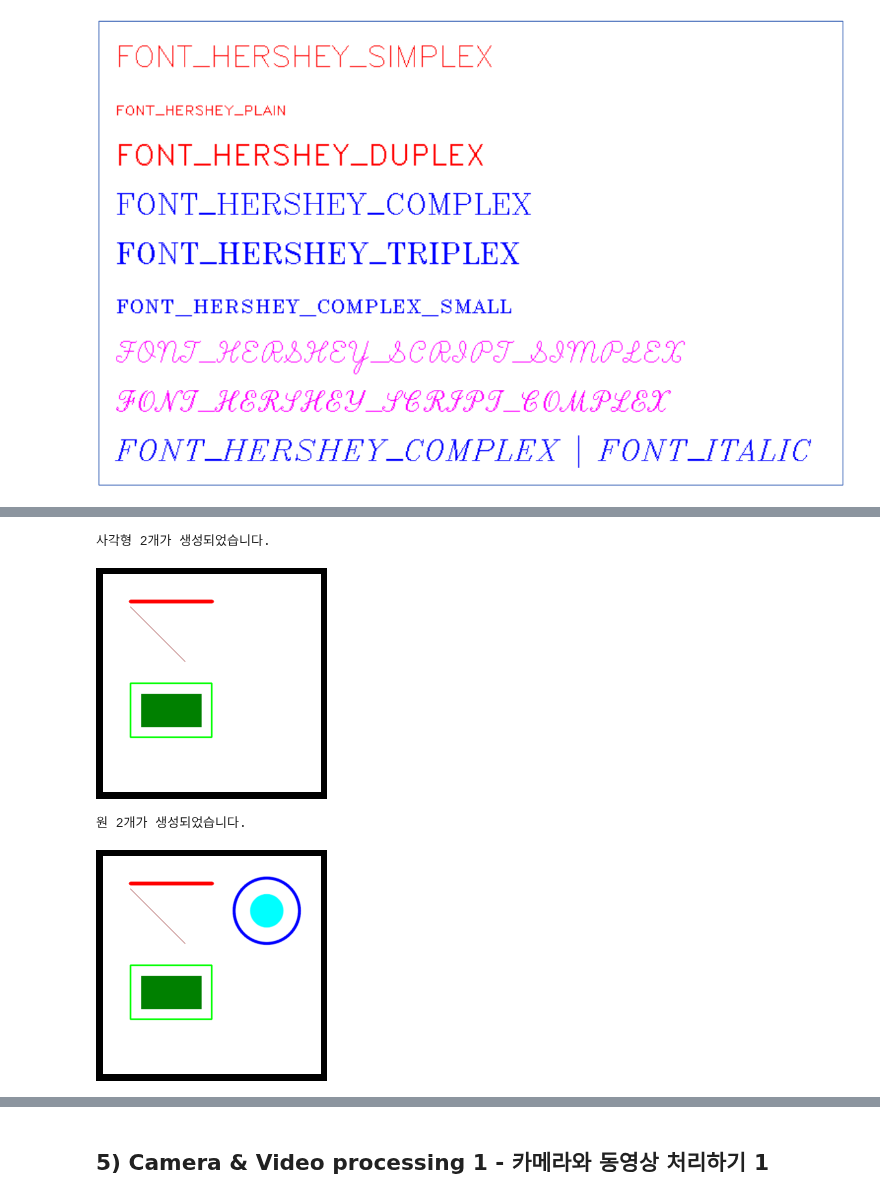
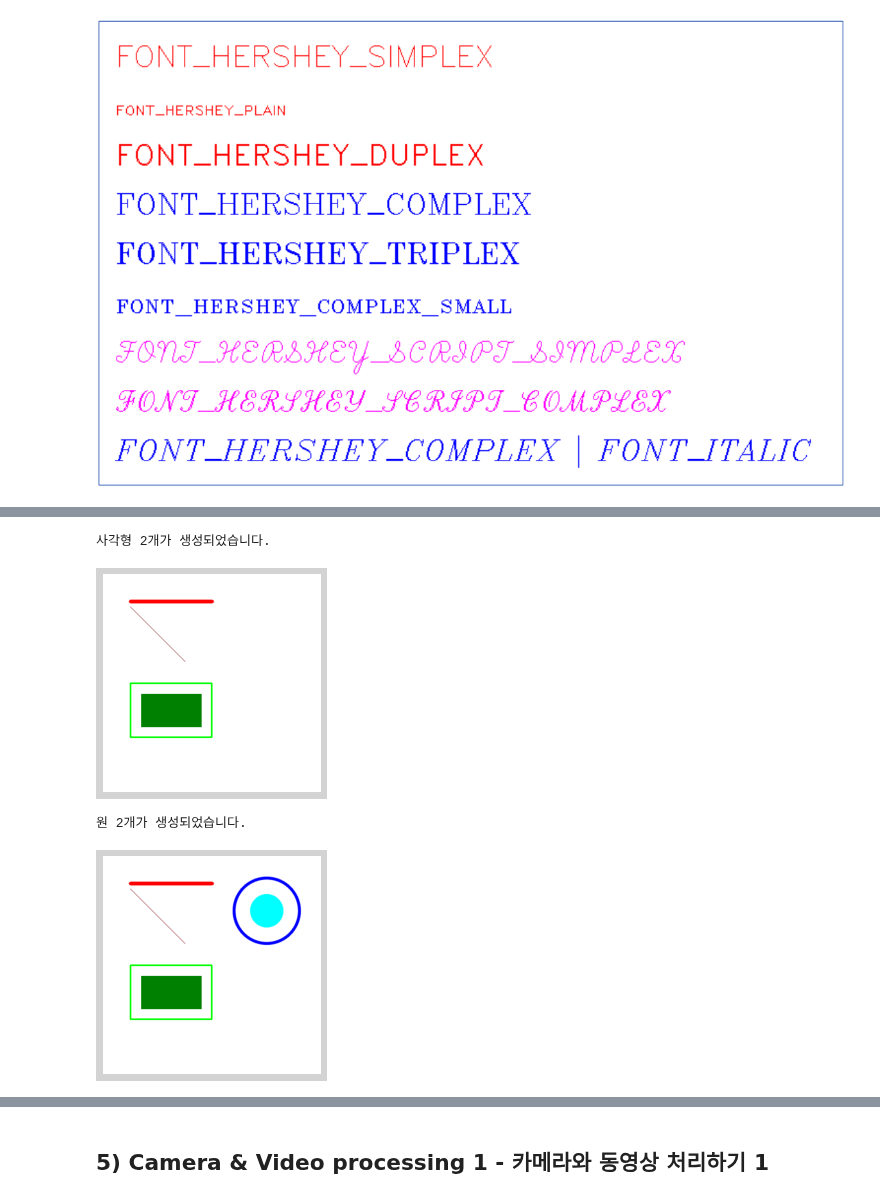
Before and after one commit to seonghyeokcho/Python, a Jupyter notebook: 02_image_processing/02_fundamentals_opencv-python.ipynb, the cells around one changed output, grey strips where cells are left out. Saved outputs shown, nothing was run; the diff lists cells and outputs as text; code cells hidden in the pictures.

```diff
--- a/02_image_processing/02_fundamentals_opencv-python.ipynb
+++ b/02_image_processing/02_fundamentals_opencv-python.ipynb
@@ -446,14 +460,16 @@ help(cv2.rectangle)
 # %%
 # 사각형 그리기
 print('사각형 2개가 생성되었습니다.')
 cv2.rectangle(image, rec=(50, 200, 150, 100), color=(0, 255, 0), thickness=2)
 cv2.rectangle(image, pt1=(70, 220), pt2=(180, 280), color=(0, 128, 0), thickness=-1)
+
+plt.figure(facecolor="lightgray")
 plt.imshow(image)
 plt.axis('off')
 plt.show()
 # %% [output]
 사각형 2개가 생성되었습니다.
-[figure, old version]
+[figure, new version]
 # %%
 import cv2
 help(cv2.circle)
@@ -464,12 +480,14 @@ cv2.circle(image, center=(300, 100), radius=60, color=(0, 0, 255),
            thickness=3, lineType=cv2.LINE_AA)
 cv2.circle(image, center=(300, 100), radius=30, color=(0, 255, 255),
            thickness=-1, lineType=cv2.LINE_AA)
+
+plt.figure(facecolor="lightgray")
 plt.imshow(image)
 plt.axis('off')
 plt.show()
 # %% [output]
 원 2개가 생성되었습니다.
-[figure, old version]
+[figure, new version]
 # %%
 import cv2
 help(cv2.polylines)
```
Also changed, not shown: parts of 13 cells of this notebook.
